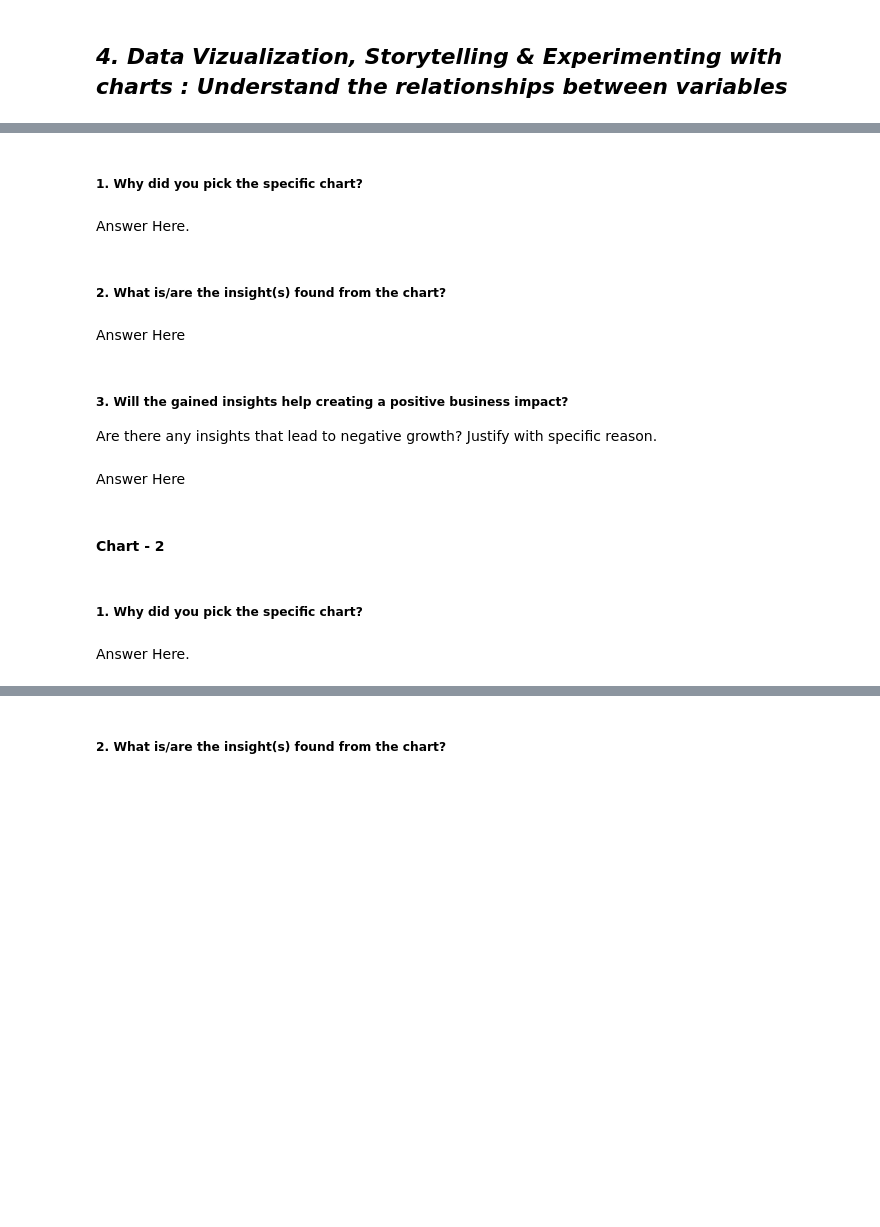
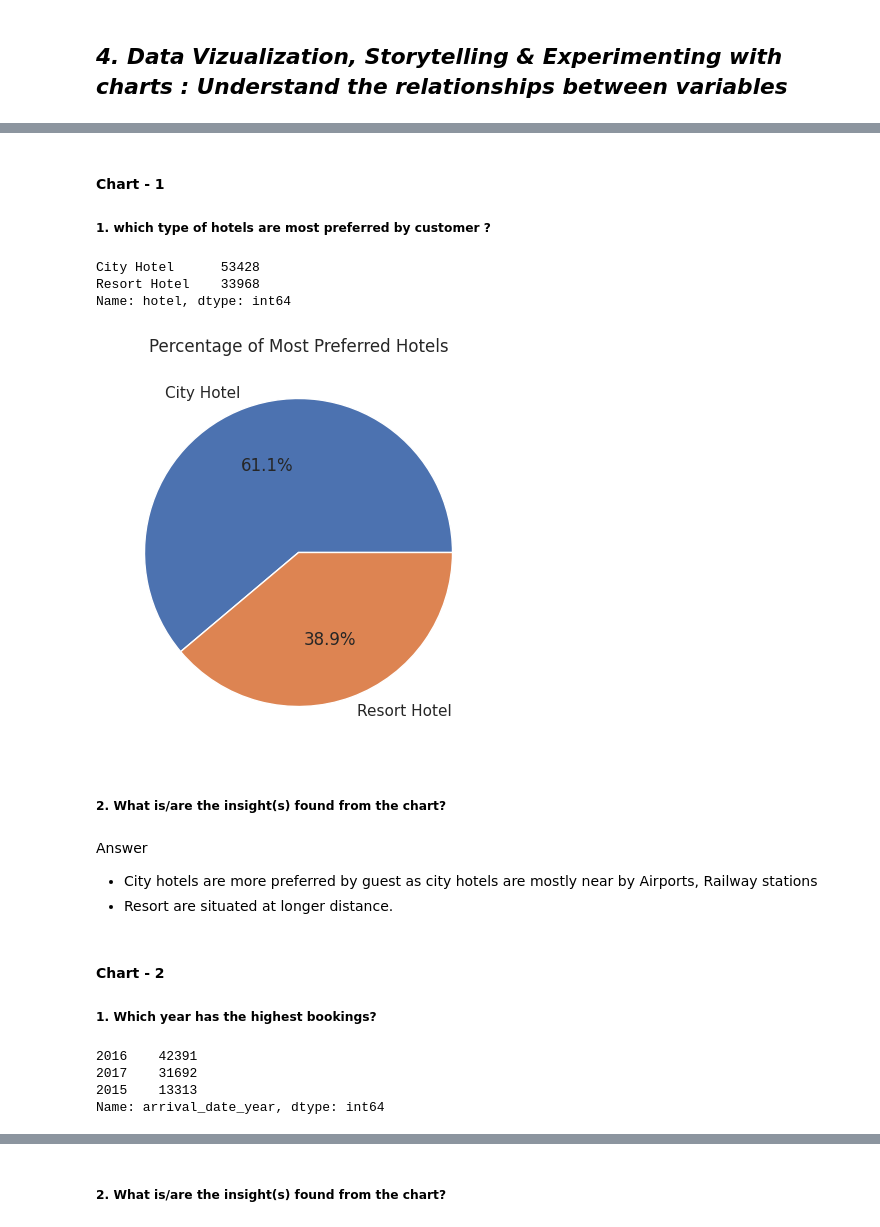
Before and after one commit to Kushdevu/Hotel-Booking-Analysis-EDA-Project, a Jupyter notebook: Copy_of_Sample_EDA_Submission_Template_ipynb0008.ipynb, the cells around one changed output, grey strips where cells are left out. Drawn from its saved outputs; the diff is of its cells as text; code cells hidden in the pictures; blank space fills up the shorter version.

```diff
--- a/Copy_of_Sample_EDA_Submission_Template_ipynb0008.ipynb
+++ b/Copy_of_Sample_EDA_Submission_Template_ipynb0008.ipynb
@@ -566,15 +563,29 @@ Overall, data cleaning was performed by addressing missing values and duplicates
-# %% [markdown]
-##### 1. Why did you pick the specific chart?
-# %% [markdown]
-Answer Here.
+# %% [markdown]
+#### Chart - 1
+
+##### 1. which type of hotels are most preferred by customer ?
+# %%
+df['hotel'].value_counts()
+# %% [output]
+City Hotel      53428
+Resort Hotel    33968
+Name: hotel, dtype: int64
+# %%
+# Chart - 1 visualization code
+plt.figure(figsize=(5, 5))
+plt.pie(df['hotel'].value_counts(), labels=df['hotel'].value_counts().keys(), autopct='%0.1f%%')
+plt.title('Percentage of Most Preferred Hotels');
+plt.show()
+# %% [output]
+[figure, added]
 # %% [markdown]
 ##### 2. What is/are the insight(s) found from the chart?
-# %% [markdown]
-Answer Here
-# %% [markdown]
-##### 3. Will the gained insights help creating a positive business impact?
-Are there any insights that lead to negative growth? Justify with specific reason.
-# %% [markdown]
-Answer Here
+# %% [markdown]
+Answer
+
+*   City hotels are more preferred by guest as city hotels are mostly near by Airports, Railway stations
+* Resort are situated at longer distance.
 # %% [markdown]
 #### Chart - 2
+
+##### 1. Which year has the highest bookings?
@@ -583,4 +592,8 @@ Answer Here
-# %% [markdown]
-##### 1. Why did you pick the specific chart?
-# %% [markdown]
-Answer Here.
+# %%
+#check which year has highest bookings
+df['arrival_date_year'].value_counts()
+# %% [output]
+2016    42391
+2017    31692
+2015    13313
+Name: arrival_date_year, dtype: int64
```
Also changed, not shown: parts of 33 cells of this notebook.
